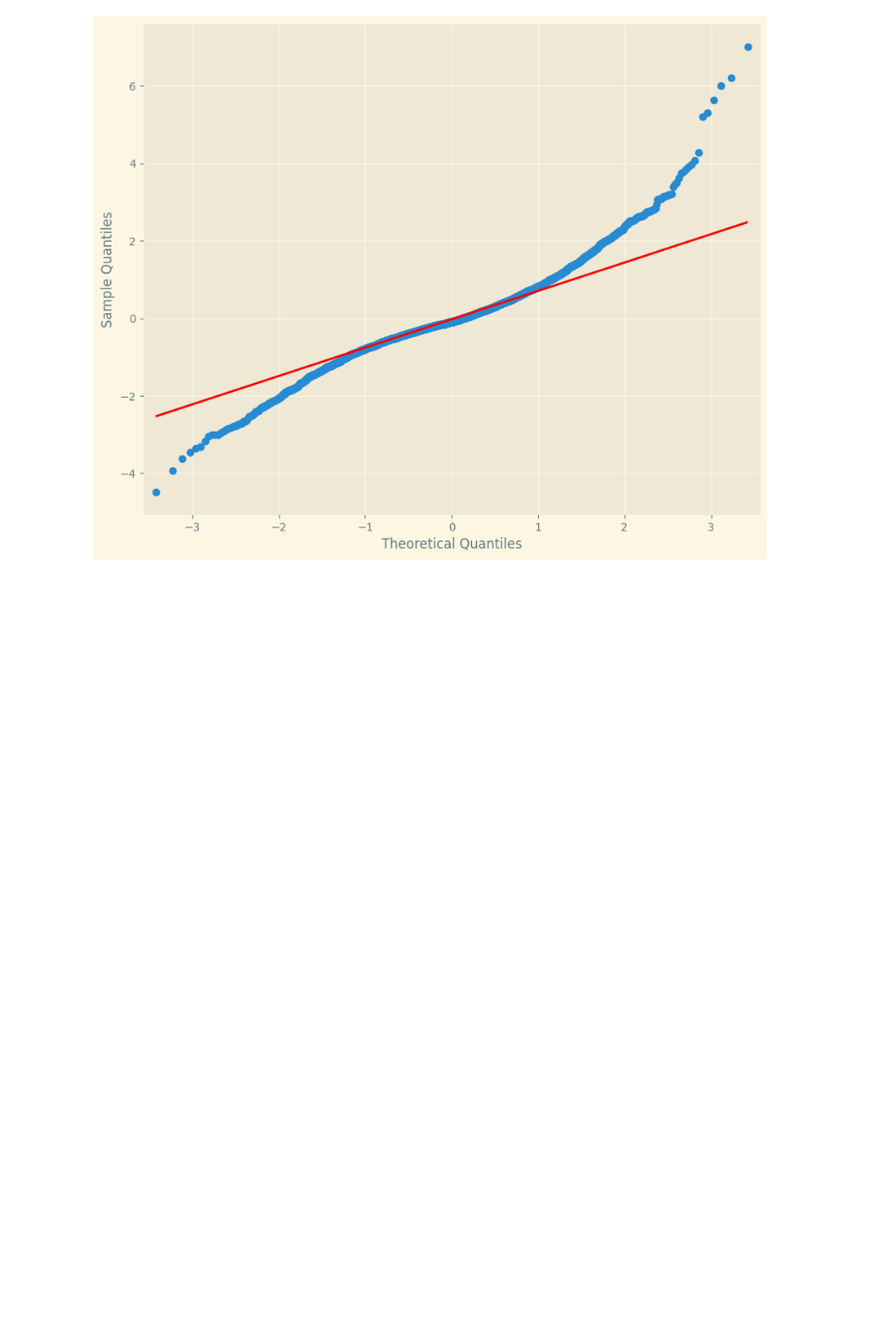
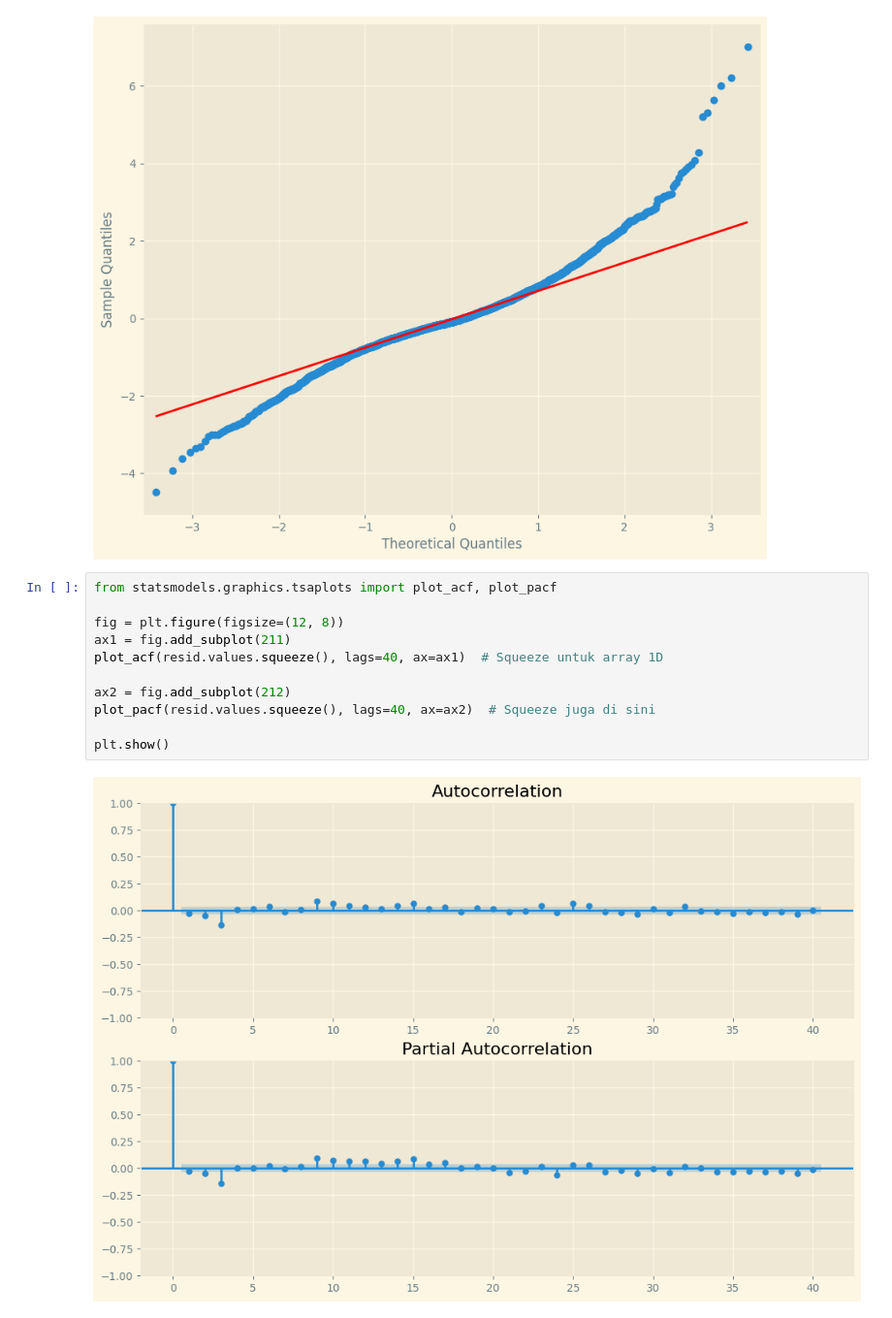
Before and after one commit to BlackBox-Ops/DS-Time-Series-Sunspot, a Jupyter notebook: notebooks/02_statistical_analyst.ipynb, the cells around one changed output. Shown: that part at 97% size. Drawn from its saved outputs; the diff is of its cells as text; blank space fills up the shorter version.

Commit message:
melakukan uji coba pada percabangan testing untuk menguji hasil analisis time series dengan model arima

```diff
--- a/notebooks/02_statistical_analyst.ipynb
+++ b/notebooks/02_statistical_analyst.ipynb
@@ -241,3 +241,16 @@ fig = qqplot(resid, line="q", ax=ax, fit=True)
 plt.style.use('Solarize_Light2')
 # %% [output]
 [figure]
+# %%
+from statsmodels.graphics.tsaplots import plot_acf, plot_pacf
+
+fig = plt.figure(figsize=(12, 8))
+ax1 = fig.add_subplot(211)
+plot_acf(resid.values.squeeze(), lags=40, ax=ax1)  # Squeeze untuk array 1D
+
+ax2 = fig.add_subplot(212)
+plot_pacf(resid.values.squeeze(), lags=40, ax=ax2)  # Squeeze juga di sini
+
+plt.show()
+# %% [output]
+[figure, added]
```
Also changed, not shown: parts of 5 cells of this notebook.
